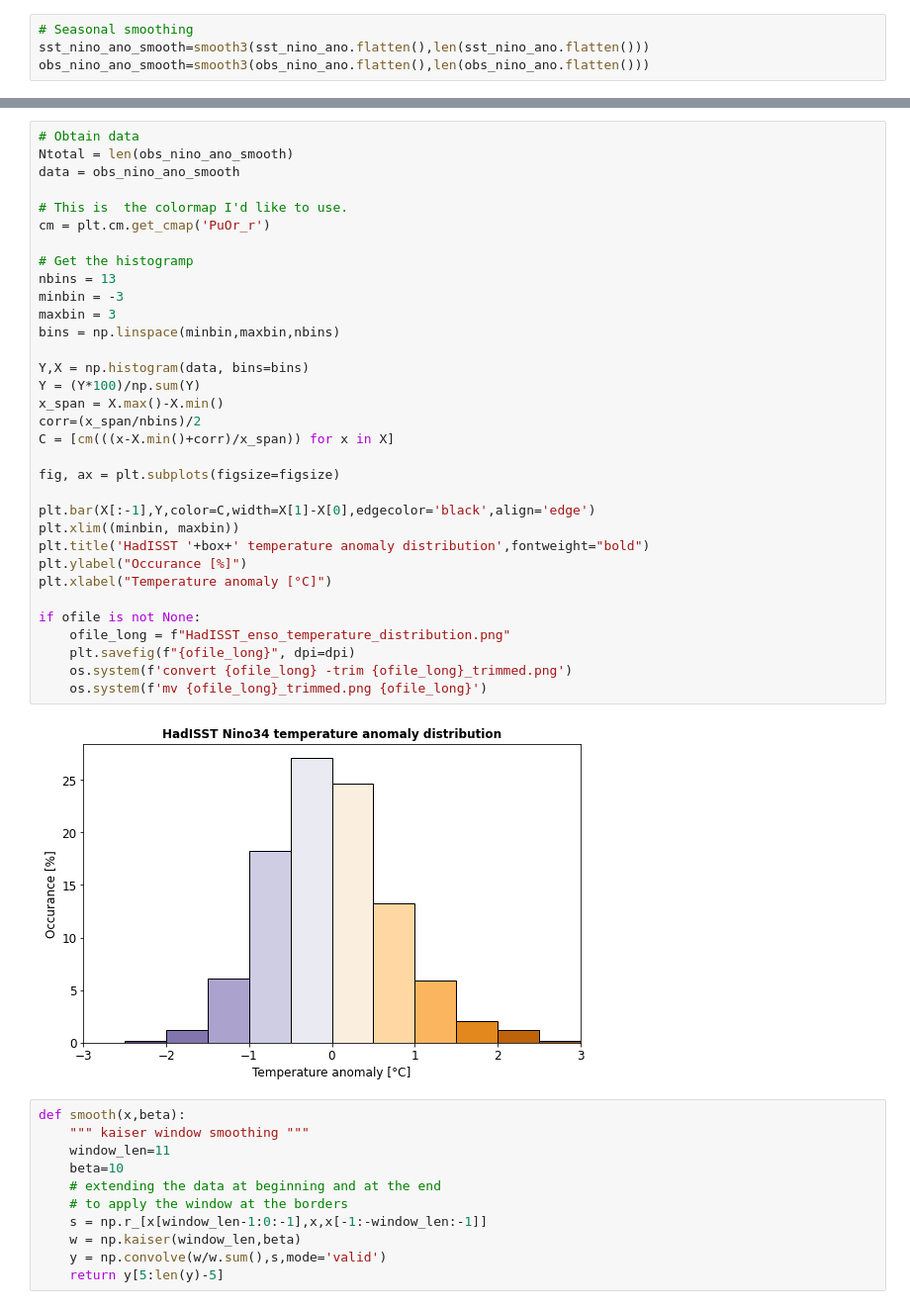
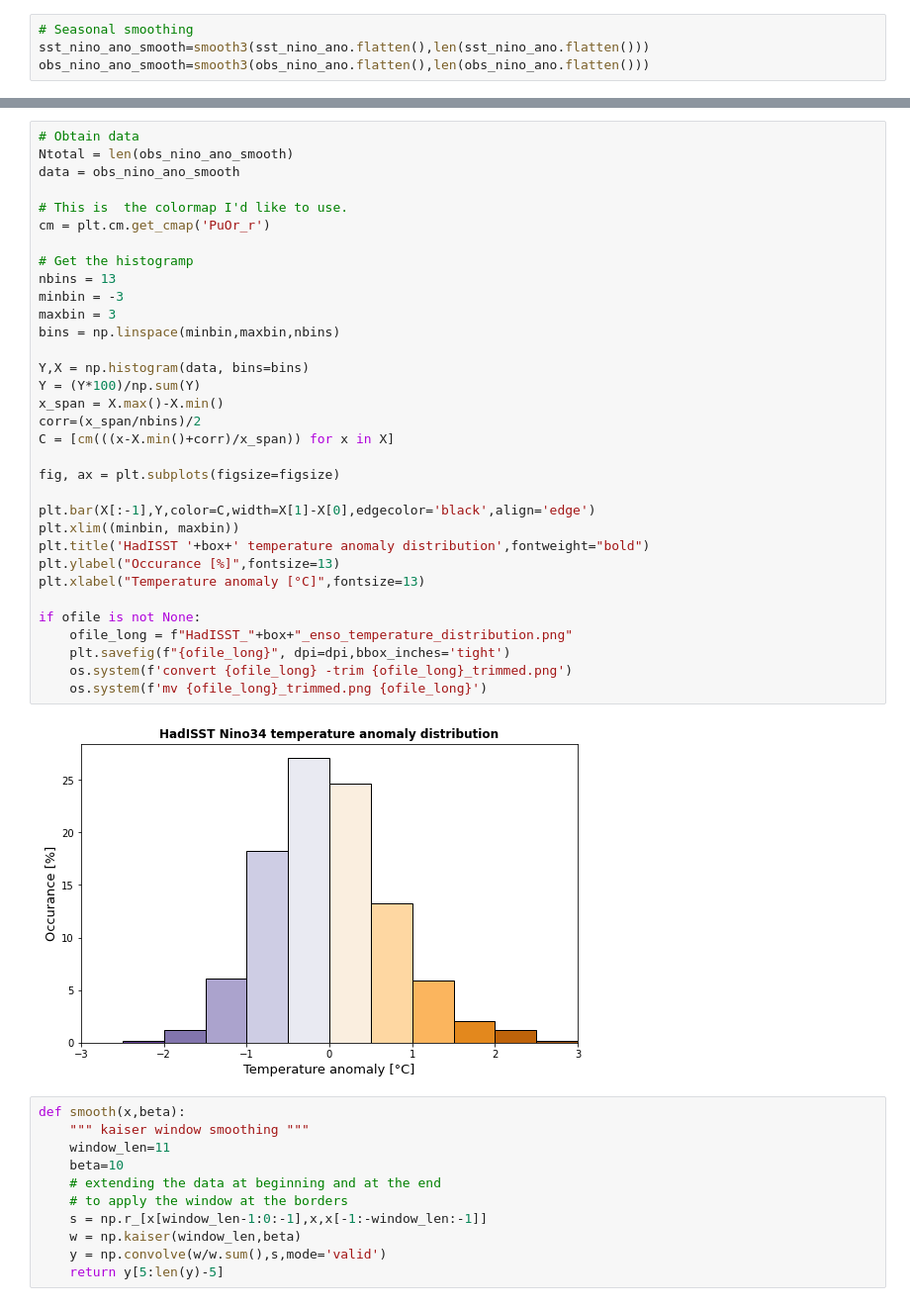
Before and after one commit to JanStreffing/2020_AWICM3_GMD_PAPER, a Jupyter notebook: python/enso_box.ipynb, the cells around one changed output, grey strips where cells are left out. Shown at 99% size. Saved outputs shown, nothing was run; the diff lists cells and outputs as text.

```diff
--- a/python/enso_box.ipynb
+++ b/python/enso_box.ipynb
@@ -316,38 +311,38 @@ if ofile is not None:
 # %%
 # Obtain data
 Ntotal = len(obs_nino_ano_smooth)
 data = obs_nino_ano_smooth
 
 # This is  the colormap I'd like to use.
 cm = plt.cm.get_cmap('PuOr_r')
 
 # Get the histogramp
 nbins = 13
 minbin = -3
 maxbin = 3
 bins = np.linspace(minbin,maxbin,nbins)
 
 Y,X = np.histogram(data, bins=bins)
 Y = (Y*100)/np.sum(Y)
 x_span = X.max()-X.min()
 corr=(x_span/nbins)/2
 C = [cm(((x-X.min()+corr)/x_span)) for x in X]
 
 fig, ax = plt.subplots(figsize=figsize)
 
 plt.bar(X[:-1],Y,color=C,width=X[1]-X[0],edgecolor='black',align='edge')
 plt.xlim((minbin, maxbin))
 plt.title('HadISST '+box+' temperature anomaly distribution',fontweight="bold")
-plt.ylabel("Occurance [%]")
-plt.xlabel("Temperature anomaly [°C]")
+plt.ylabel("Occurance [%]",fontsize=13)
+plt.xlabel("Temperature anomaly [°C]",fontsize=13)
 
 if ofile is not None:
-    ofile_long = f"HadISST_enso_temperature_distribution.png"
-    plt.savefig(f"{ofile_long}", dpi=dpi)
+    ofile_long = f"HadISST_"+box+"_enso_temperature_distribution.png"
+    plt.savefig(f"{ofile_long}", dpi=dpi,bbox_inches='tight')
     os.system(f'convert {ofile_long} -trim {ofile_long}_trimmed.png')
     os.system(f'mv {ofile_long}_trimmed.png {ofile_long}')
 # %% [output]
-[figure, old version]
+[figure, new version]
 # %%
 def smooth(x,beta):
     """ kaiser window smoothing """
```
Also changed, not shown: parts of 13 cells of this notebook, 47 other files.
